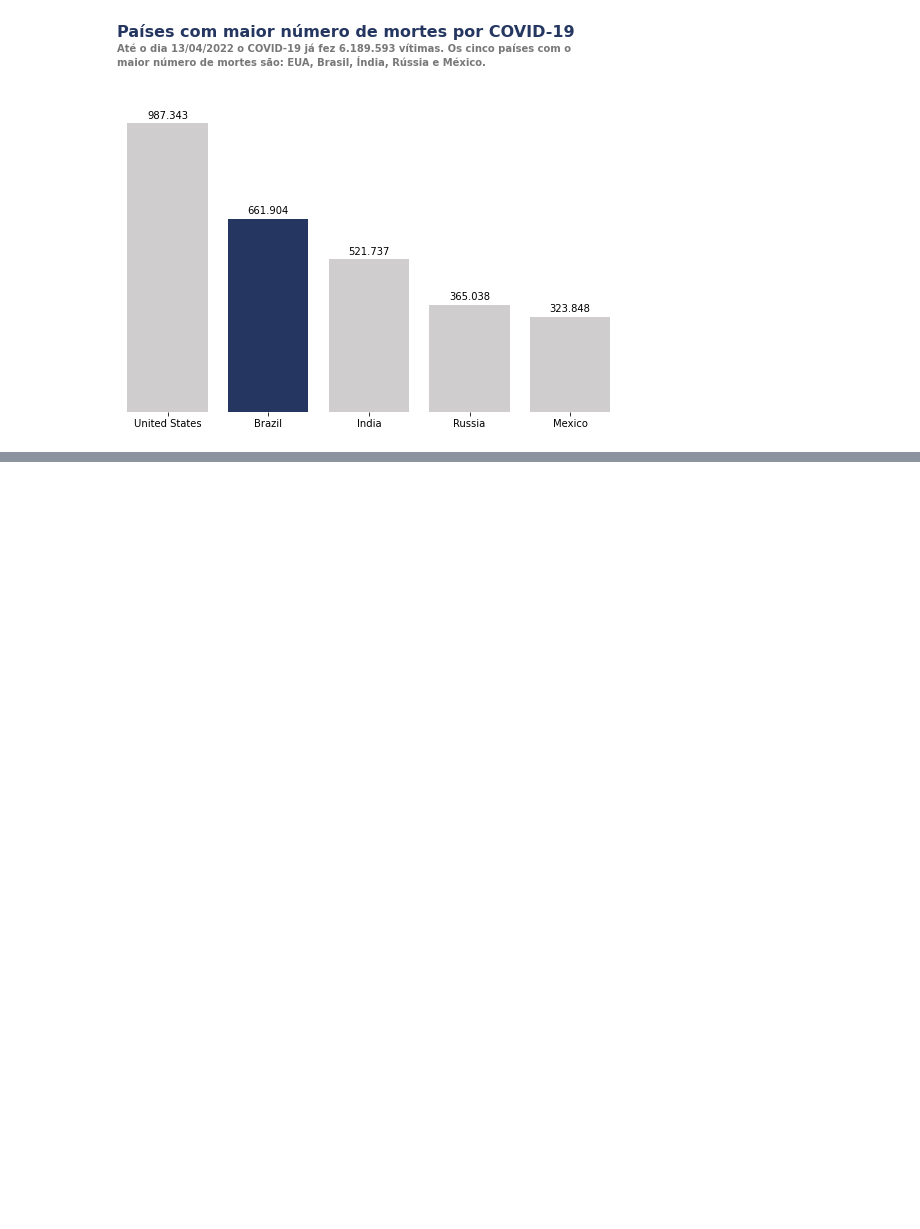
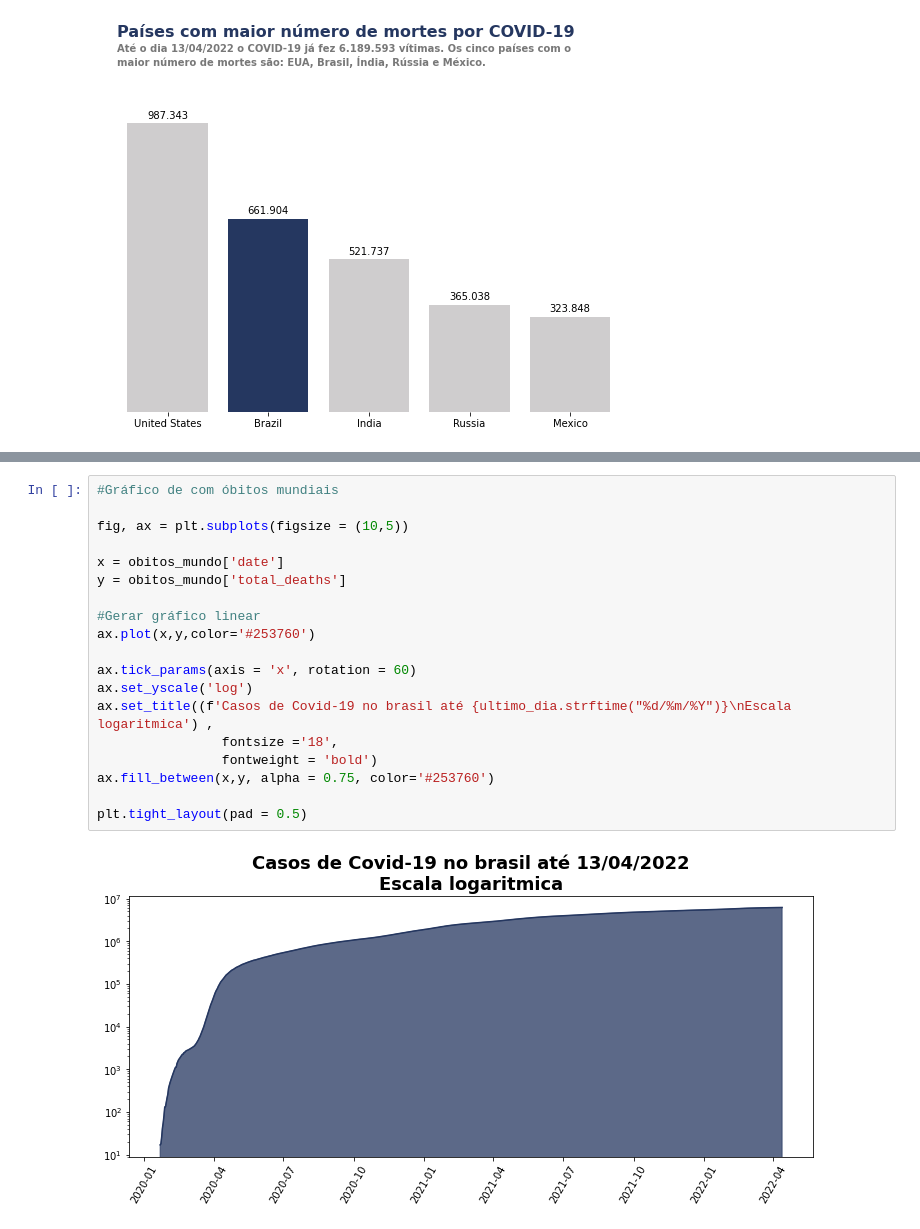
Before and after one commit to alex-trindade/DataScience, a Jupyter notebook: Analisando_Dados_Covid_19.ipynb, the cells around one changed output, grey strips where cells are left out. Cells and saved outputs as stored; diff of their text form; blank space fills up the shorter version.

```diff
--- a/Analisando_Dados_Covid_19.ipynb
+++ b/Analisando_Dados_Covid_19.ipynb
@@ -313,0 +290,21 @@ fig.show()
+# %%
+#Gráfico de com óbitos mundiais
+
+fig, ax = plt.subplots(figsize = (10,5))
+
+x = obitos_mundo['date']
+y = obitos_mundo['total_deaths']
+
+#Gerar gráfico linear
+ax.plot(x,y,color='#253760')
+
+ax.tick_params(axis = 'x', rotation = 60)
+ax.set_yscale('log')
+ax.set_title((f'Casos de Covid-19 no brasil até {ultimo_dia.strftime("%d/%m/%Y")}\nEscala logaritmica') ,
+                fontsize ='18',
+                fontweight = 'bold')
+ax.fill_between(x,y, alpha = 0.75, color='#253760')
+
+plt.tight_layout(pad = 0.5)
+# %% [output]
+[figure, added]
```
Also changed, not shown: parts of 4 cells of this notebook.
